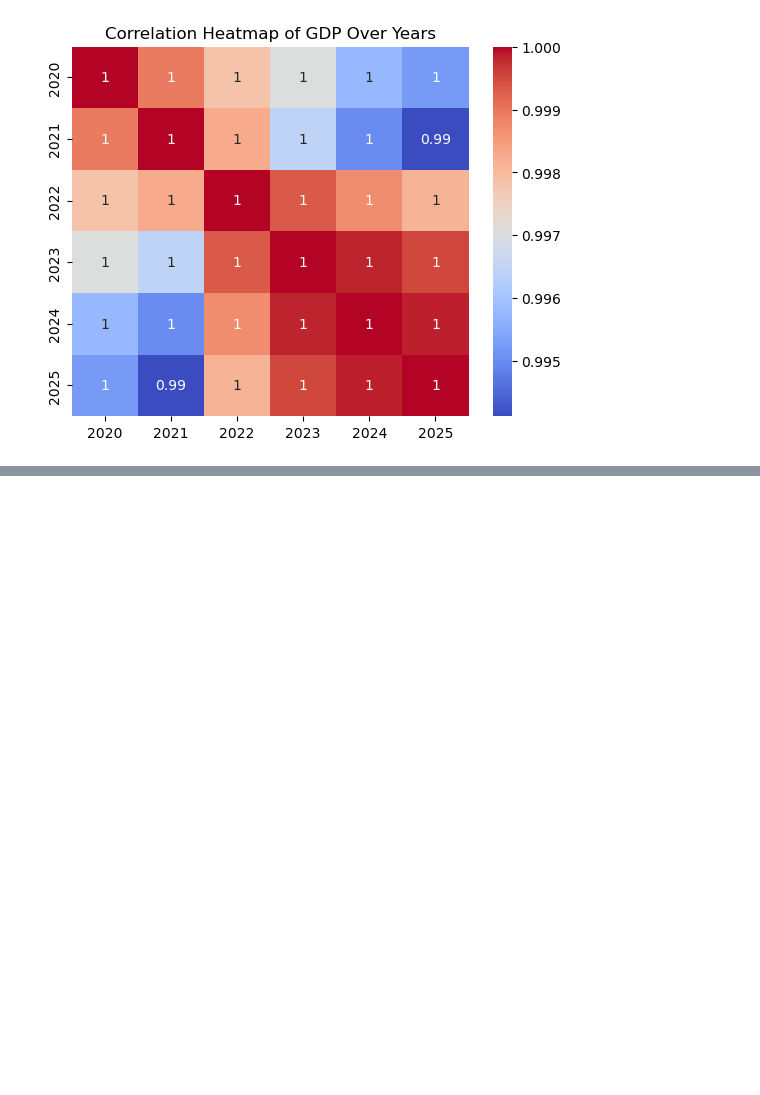
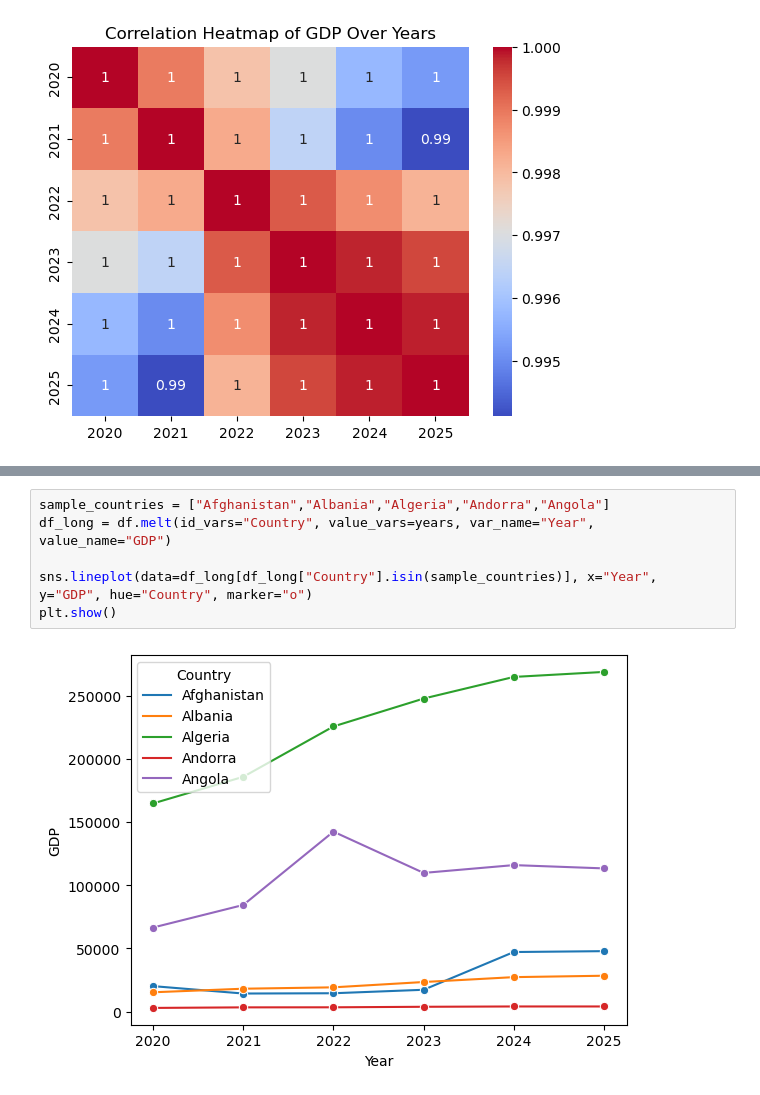
Before and after one commit to RushikeshYeole24/GDP_Data_Analysis, a Jupyter notebook: Data_Wrangling.ipynb, the cells around one changed output, grey strips where cells are left out. Cells and saved outputs as stored; diff of their text form; blank space fills up the shorter version.

```diff
--- a/Data_Wrangling.ipynb
+++ b/Data_Wrangling.ipynb
@@ -108,0 +189,8 @@ plt.show()
+# %%
+sample_countries = ["Afghanistan","Albania","Algeria","Andorra","Angola"]
+df_long = df.melt(id_vars="Country", value_vars=years, var_name="Year", value_name="GDP")
+
+sns.lineplot(data=df_long[df_long["Country"].isin(sample_countries)], x="Year", y="GDP", hue="Country", marker="o")
+plt.show()
+# %% [output]
+[figure, added]
```
Also changed, not shown: parts of 13 cells of this notebook.
